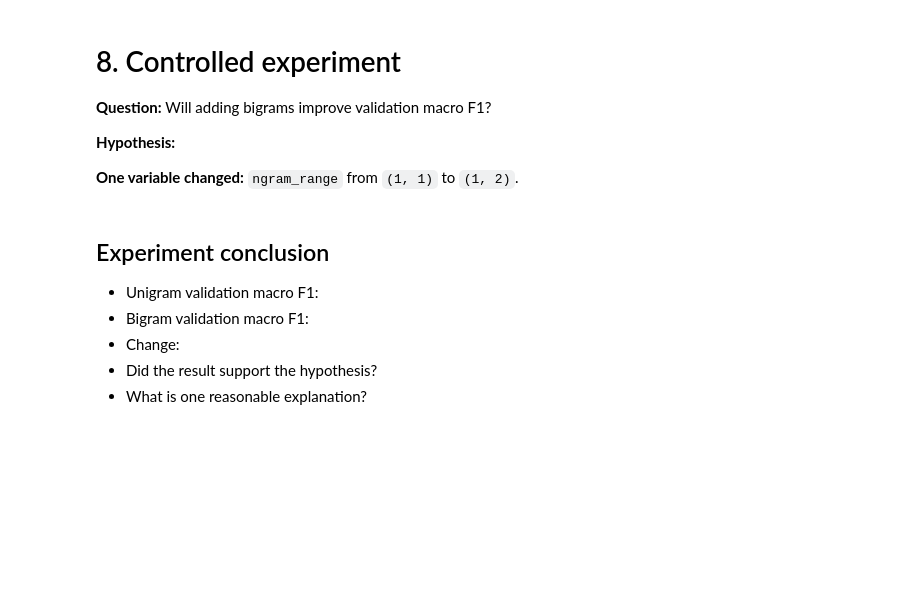
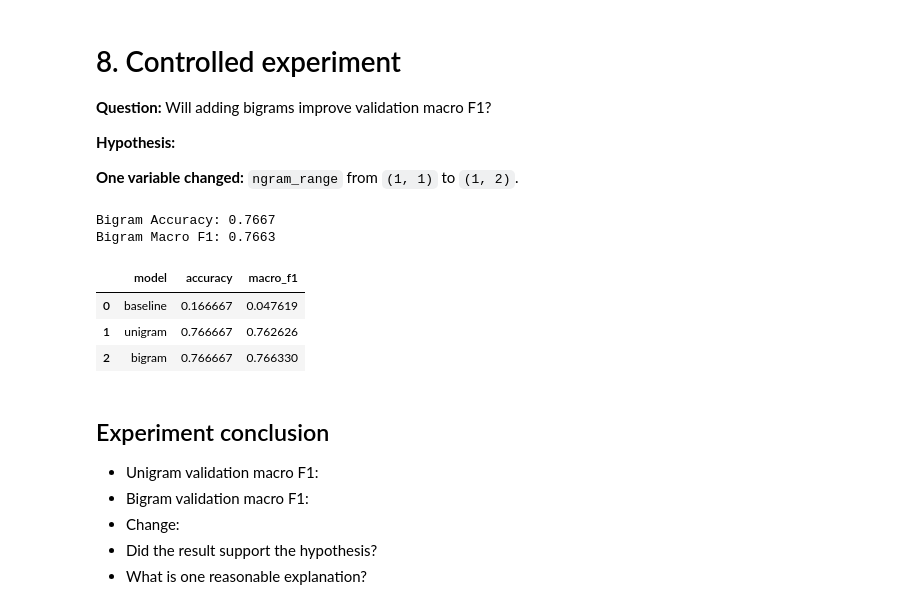
Before and after one commit to specialGrace/ai-engineering-fundamental, a Jupyter notebook: Session-1/notebooks/01_live_coding_student.ipynb, the cells around one changed output. Cells and saved outputs as stored; diff of their text form; code cells hidden in the pictures; blank space fills up the shorter version.

```diff
--- a/Session-1/notebooks/01_live_coding_student.ipynb
+++ b/Session-1/notebooks/01_live_coding_student.ipynb
@@ -276,3 +282,10 @@ baseline = build_majority_baseline()
 # 2. predict validation labels
 # 3. calculate classification_metrics
 # 4. display accuracy and macro F1
+baseline = build_majority_baseline()
+baseline.fit(train[["text"]], train["label"])
+baseline_pred = baseline.predict(validation["text"])
+baseline_metrics = classification_metrics(validation["label"], baseline_pred)  # 3
+
+print("Accuracy:", round(baseline_metrics["accuracy"], 4))
+print("Macro F1:", round(baseline_metrics["macro_f1"], 4))
@@ -364,8 +407,30 @@ Analyse at least three errors:
 # %%
 bigram_model = build_text_model(ngram_range=(1, 2))
 
 # TODO: fit, predict and evaluate on validation.
 # TODO: create a comparison table for baseline, unigram and bigram models.
+bigram_model = build_text_model(ngram_range=(1, 2))
+bigram_model.fit(train["text"], train["label"])
+bigram_pred = bigram_model.predict(validation["text"])
+bigram_metrics = classification_metrics(validation["label"], bigram_pred)
+
+print("Bigram Accuracy:", round(bigram_metrics["accuracy"], 4))
+print("Bigram Macro F1:", round(bigram_metrics["macro_f1"], 4))
+
+# Comparison table
+comparison = pd.DataFrame([
+    {"model": "baseline", "accuracy": baseline_metrics["accuracy"], "macro_f1": baseline_metrics["macro_f1"]},
+    {"model": "unigram",  "accuracy": unigram_metrics["accuracy"],  "macro_f1": unigram_metrics["macro_f1"]},
+    {"model": "bigram",   "accuracy": bigram_metrics["accuracy"],   "macro_f1": bigram_metrics["macro_f1"]},
+])
+display(comparison)
+# %% [output]
+Bigram Accuracy: 0.7667
+Bigram Macro F1: 0.7663
+|  | model | accuracy | macro_f1 |
+| 0 | baseline | 0.166667 | 0.047619 |
+| 1 | unigram | 0.766667 | 0.762626 |
+| 2 | bigram | 0.766667 | 0.766330 |
 # %% [markdown]
 
 ## Experiment conclusion
```
Also changed, not shown: parts of 6 cells of this notebook.
